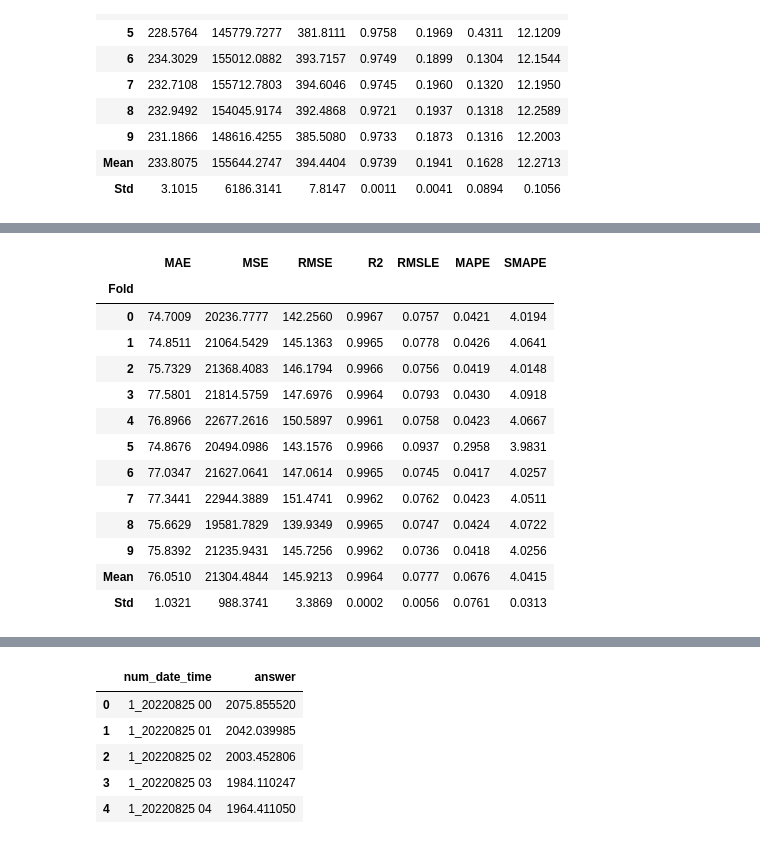
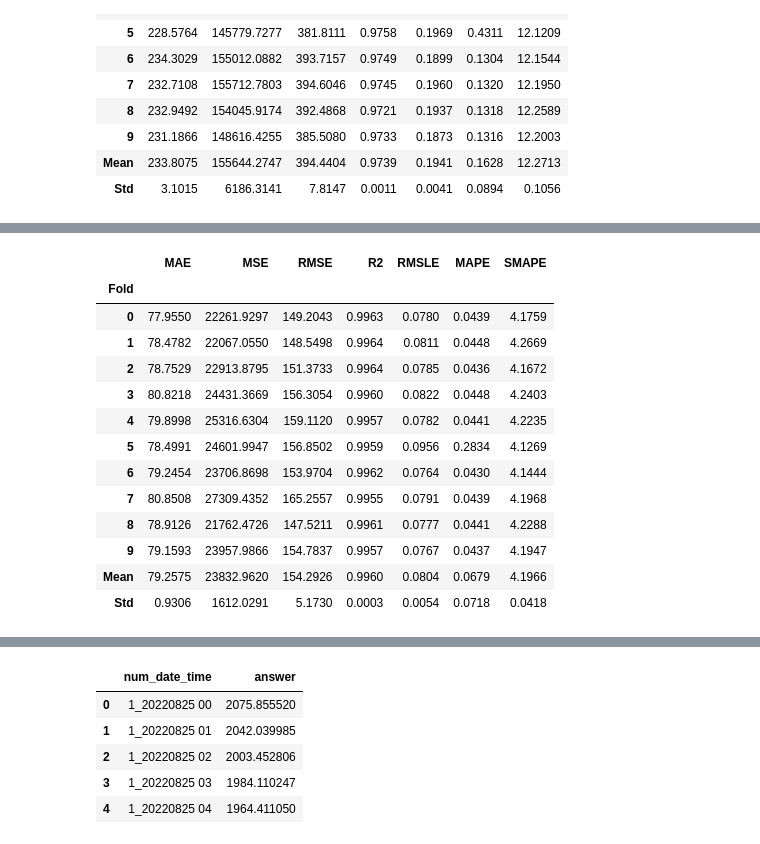
Before and after one commit to jhkang0516/Mogakso, a Jupyter notebook: 데이콘 전력 예측/elecpred.ipynb, the cells around one changed output, grey strips where cells are left out. Drawn from its saved outputs; the diff is of its cells as text; code cells hidden in the pictures.

```diff
--- a/데이콘 전력 예측/elecpred.ipynb
+++ b/데이콘 전력 예측/elecpred.ipynb
@@ -889,7 +811,7 @@ models()
 | catboost | CatBoost Regressor | catboost.core.CatBoostRegressor | True |
 | dummy | Dummy Regressor | sklearn.dummy.DummyRegressor | True |
 # %%
-et = create_model('et',fold=10)
+et = create_model('et', fold-10)
 total_models.append(et)
 # %% [output]
 [interactive output not drawn]
@@ -964,0 +889,10 @@ KeyboardInterrupt:
+# %%
+# Define a custom grid
+param_grid = {
+    'n_estimators': [100, 200, 300],
+    'max_depth': [None, 10, 20, 30],
+    'min_samples_split': [2, 5, 10]
+}
+
+# Tune the model
+tuned_et = tune_model(et, custom_grid=param_grid, search_library='scikit-learn', search_algorithm='random', n_iter=10, fold=5)
@@ -965,3 +908,6 @@ KeyboardInterrupt:
+# %%
+# Tune the model
+tuned_rf = tune_model(rf, custom_grid=param_grid, search_library='scikit-learn', search_algorithm='random', n_iter=10, fold=5)
 # %%
 boosted_rf = ensemble_model(rf, fold = 10)
 # %% [output]
@@ -985,21 +929,21 @@ boosted_et = ensemble_model(et, fold=7)
 # %%
-blender3 = blend_models(estimator_list=total_models)
+blender3 = blend_models(estimator_list=[tuned_et,tuned_rf])
 # %% [output]
 [interactive output not drawn]
 |  | MAE | MSE | RMSE | R2 | RMSLE | MAPE | SMAPE |
 | Fold |  |  |  |  |  |  |  |
-| 0 | 74.7009 | 20236.7777 | 142.2560 | 0.9967 | 0.0757 | 0.0421 | 4.0194 |
-| 1 | 74.8511 | 21064.5429 | 145.1363 | 0.9965 | 0.0778 | 0.0426 | 4.0641 |
-| 2 | 75.7329 | 21368.4083 | 146.1794 | 0.9966 | 0.0756 | 0.0419 | 4.0148 |
-| 3 | 77.5801 | 21814.5759 | 147.6976 | 0.9964 | 0.0793 | 0.0430 | 4.0918 |
-| 4 | 76.8966 | 22677.2616 | 150.5897 | 0.9961 | 0.0758 | 0.0423 | 4.0667 |
-| 5 | 74.8676 | 20494.0986 | 143.1576 | 0.9966 | 0.0937 | 0.2958 | 3.9831 |
-| 6 | 77.0347 | 21627.0641 | 147.0614 | 0.9965 | 0.0745 | 0.0417 | 4.0257 |
-| 7 | 77.3441 | 22944.3889 | 151.4741 | 0.9962 | 0.0762 | 0.0423 | 4.0511 |
-| 8 | 75.6629 | 19581.7829 | 139.9349 | 0.9965 | 0.0747 | 0.0424 | 4.0722 |
-| 9 | 75.8392 | 21235.9431 | 145.7256 | 0.9962 | 0.0736 | 0.0418 | 4.0256 |
-| Mean | 76.0510 | 21304.4844 | 145.9213 | 0.9964 | 0.0777 | 0.0676 | 4.0415 |
-| Std | 1.0321 | 988.3741 | 3.3869 | 0.0002 | 0.0056 | 0.0761 | 0.0313 |
+| 0 | 77.9550 | 22261.9297 | 149.2043 | 0.9963 | 0.0780 | 0.0439 | 4.1759 |
+| 1 | 78.4782 | 22067.0550 | 148.5498 | 0.9964 | 0.0811 | 0.0448 | 4.2669 |
+| 2 | 78.7529 | 22913.8795 | 151.3733 | 0.9964 | 0.0785 | 0.0436 | 4.1672 |
+| 3 | 80.8218 | 24431.3669 | 156.3054 | 0.9960 | 0.0822 | 0.0448 | 4.2403 |
+| 4 | 79.8998 | 25316.6304 | 159.1120 | 0.9957 | 0.0782 | 0.0441 | 4.2235 |
+| 5 | 78.4991 | 24601.9947 | 156.8502 | 0.9959 | 0.0956 | 0.2834 | 4.1269 |
+| 6 | 79.2454 | 23706.8698 | 153.9704 | 0.9962 | 0.0764 | 0.0430 | 4.1444 |
+| 7 | 80.8508 | 27309.4352 | 165.2557 | 0.9955 | 0.0791 | 0.0439 | 4.1968 |
+| 8 | 78.9126 | 21762.4726 | 147.5211 | 0.9961 | 0.0777 | 0.0441 | 4.2288 |
+| 9 | 79.1593 | 23957.9866 | 154.7837 | 0.9957 | 0.0767 | 0.0437 | 4.1947 |
+| Mean | 79.2575 | 23832.9620 | 154.2926 | 0.9960 | 0.0804 | 0.0679 | 4.1966 |
+| Std | 0.9306 | 1612.0291 | 5.1730 | 0.0003 | 0.0054 | 0.0718 | 0.0418 |
 # %%
 stacker = stack_models([et, rf])
 # %% [output]
```
Also changed, not shown: parts of 42 cells of this notebook, 11 other files.
